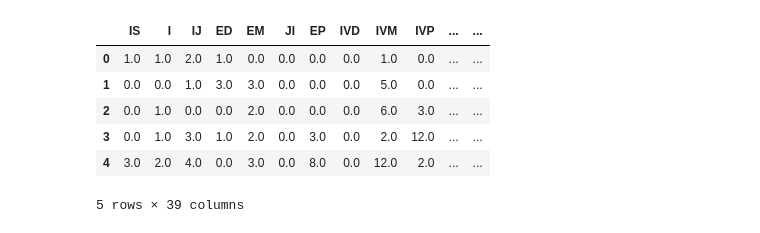
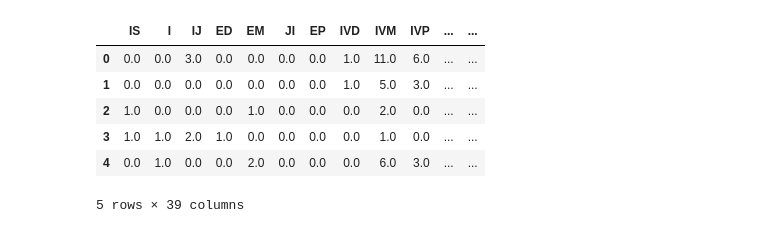
Before and after one commit to leiverandres/grupvis-bk, a Jupyter notebook: script/clustering/exploring_data.ipynb, the cells around one changed output. Drawn from its saved outputs; the diff is of its cells as text; code cells hidden in the pictures.

```diff
--- a/script/clustering/exploring_data.ipynb
+++ b/script/clustering/exploring_data.ipynb
@@ -5,15 +6,15 @@ from sklearn.cluster import KMeans
 
 %matplotlib inline
 # %%
-df = pd.read_csv('./clustering/dataset.csv')
+df = pd.read_csv('./dataset.csv')
 df.head()
 # %% [output]
 |  | IS | I | IJ | ED | EM | JI | EP | IVD | IVM | IVP | ... | ... |
-| 0 | 1.0 | 1.0 | 2.0 | 1.0 | 0.0 | 0.0 | 0.0 | 0.0 | 1.0 | 0.0 | ... | ... |
-| 1 | 0.0 | 0.0 | 1.0 | 3.0 | 3.0 | 0.0 | 0.0 | 0.0 | 5.0 | 0.0 | ... | ... |
-| 2 | 0.0 | 1.0 | 0.0 | 0.0 | 2.0 | 0.0 | 0.0 | 0.0 | 6.0 | 3.0 | ... | ... |
-| 3 | 0.0 | 1.0 | 3.0 | 1.0 | 2.0 | 0.0 | 3.0 | 0.0 | 2.0 | 12.0 | ... | ... |
-| 4 | 3.0 | 2.0 | 4.0 | 0.0 | 3.0 | 0.0 | 8.0 | 0.0 | 12.0 | 2.0 | ... | ... |
+| 0 | 0.0 | 0.0 | 3.0 | 0.0 | 0.0 | 0.0 | 0.0 | 1.0 | 11.0 | 6.0 | ... | ... |
+| 1 | 0.0 | 0.0 | 0.0 | 0.0 | 0.0 | 0.0 | 0.0 | 1.0 | 5.0 | 3.0 | ... | ... |
+| 2 | 1.0 | 0.0 | 0.0 | 0.0 | 1.0 | 0.0 | 0.0 | 0.0 | 2.0 | 0.0 | ... | ... |
+| 3 | 1.0 | 1.0 | 2.0 | 1.0 | 0.0 | 0.0 | 0.0 | 0.0 | 1.0 | 0.0 | ... | ... |
+| 4 | 0.0 | 1.0 | 0.0 | 0.0 | 2.0 | 0.0 | 0.0 | 0.0 | 6.0 | 3.0 | ... | ... |
 5 rows × 39 columns
 # %%
 X = df.drop(columns=['classification'])
```
Also changed, not shown: parts of 13 cells of this notebook, 1 other file.
